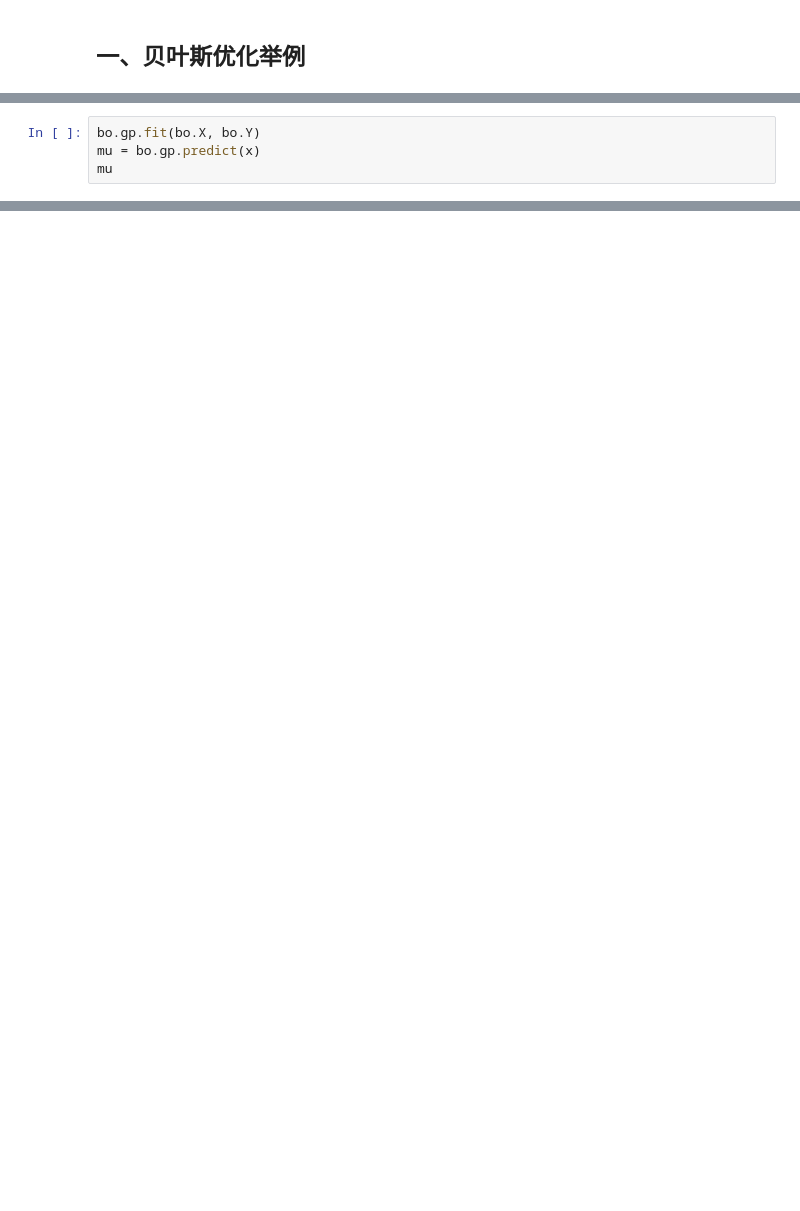
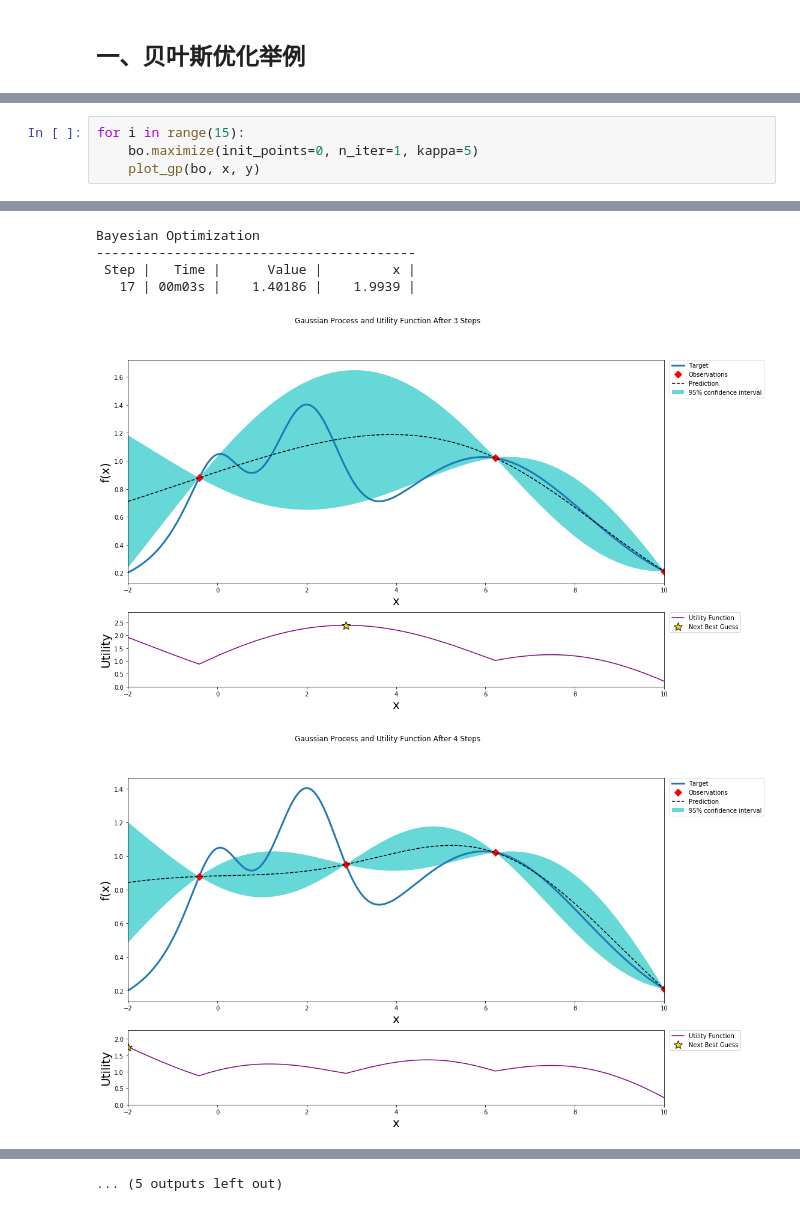
Before and after one commit to Y4nK0d0n9/DataScienceLib, a Jupyter notebook: notebooks/bo_gpr.ipynb, the cells around one changed output, grey strips where cells are left out. Cells and saved outputs as stored; diff of their text form; blank space fills up the shorter version.

```diff
--- a/notebooks/bo_gpr.ipynb
+++ b/notebooks/bo_gpr.ipynb
@@ -36,4 +21,0 @@ print((bo.X, bo.Y))
-# %%
-bo.gp.fit(bo.X, bo.Y)
-mu = bo.gp.predict(x)
-mu
@@ -61,0 +78,5 @@ bo.gp.predict(2.5)
+# %%
+for i in range(15):
+    bo.maximize(init_points=0, n_iter=1, kappa=5)
+    plot_gp(bo, x, y)
+# %% [output]
@@ -61,0 +100,6 @@ bo.gp.predict(2.5)
+Bayesian Optimization
+-----------------------------------------
+ Step |   Time |      Value |         x |
+   17 | 00m03s |    1.40186 |    1.9939 |
+[figure, added]
+[figure, added]
@@ -62 +114,2 @@ bo.gp.predict(2.5)
+... (5 outputs left out)
 # %% [markdown]
```
Also changed, not shown: parts of 20 cells of this notebook, 21 other files.
